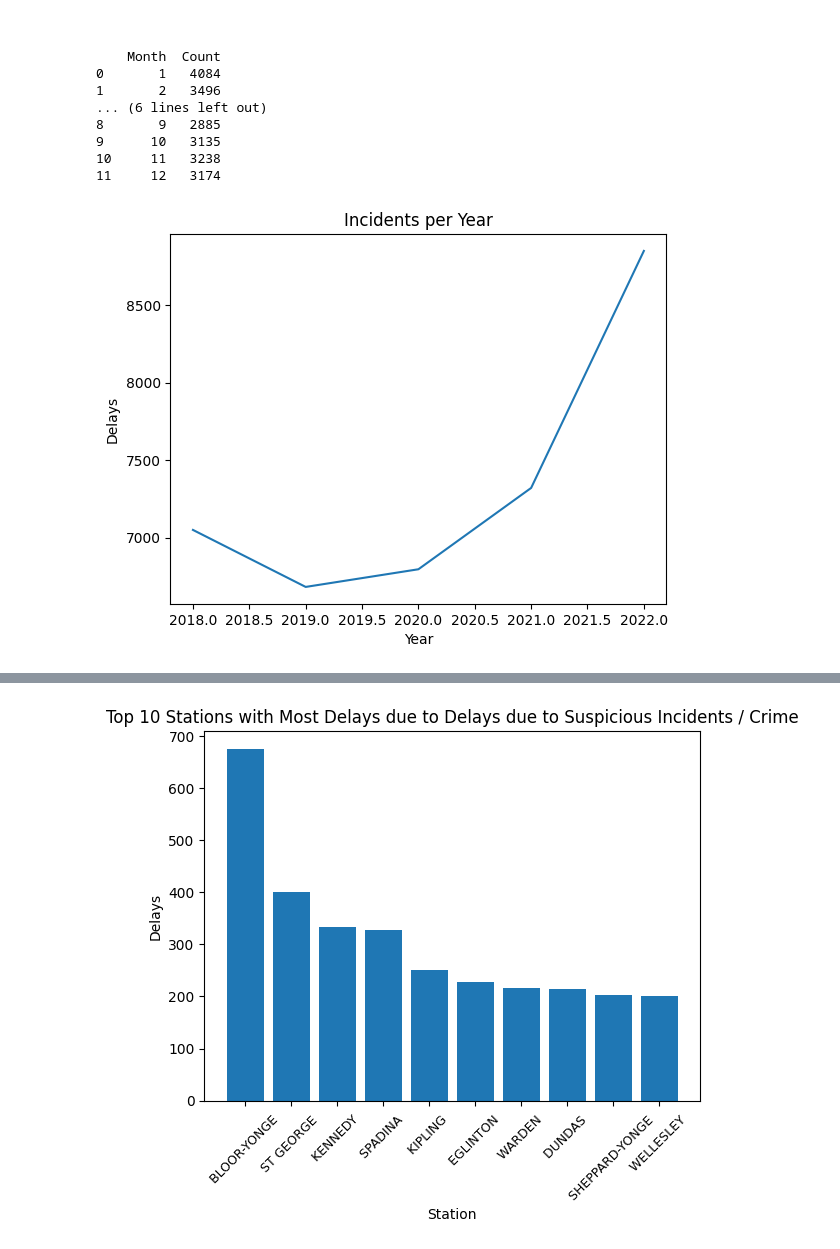
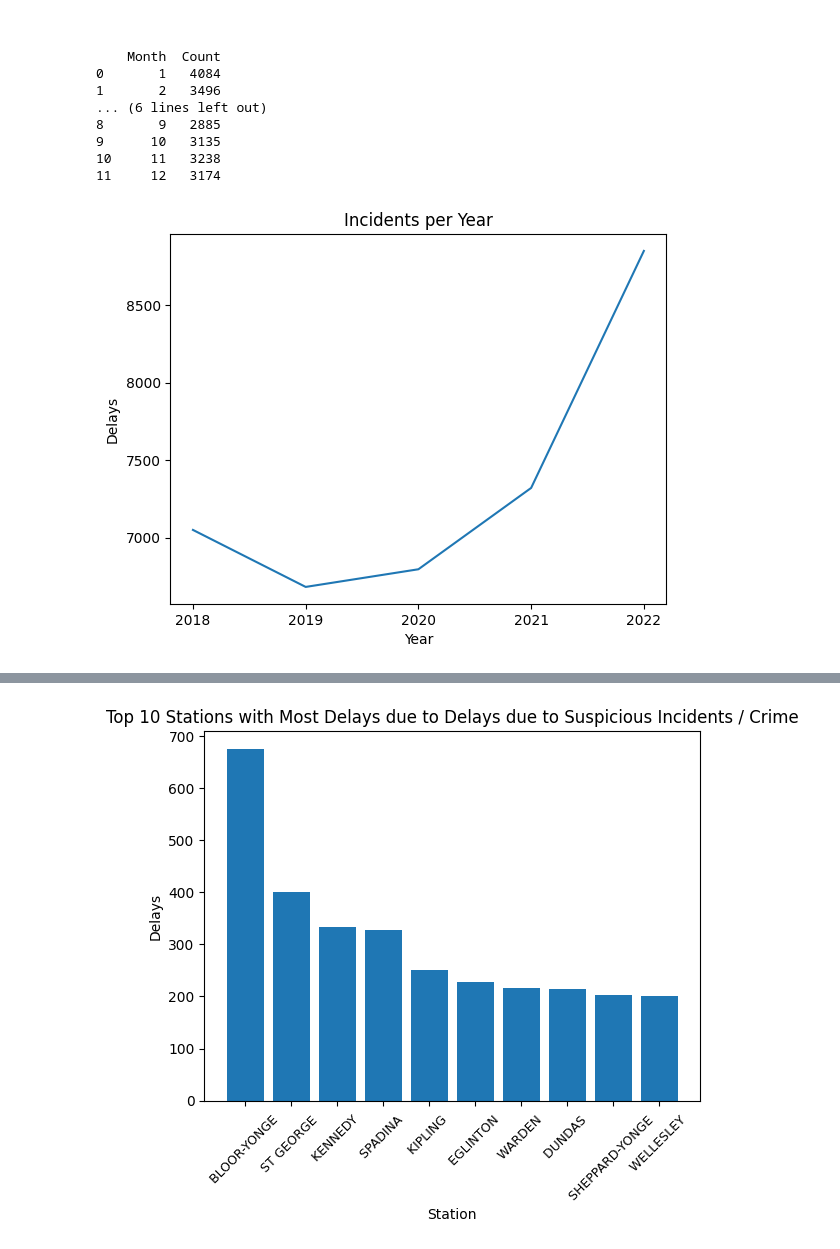
Before and after one commit to euan-nr/TTC-Incident-Reporting, a Jupyter notebook: TTC_Delays.ipynb, the cells around one changed output, grey strips where cells are left out. Saved outputs shown, nothing was run; the diff lists cells and outputs as text; code cells hidden in the pictures.

```diff
--- a/TTC_Delays.ipynb
+++ b/TTC_Delays.ipynb
@@ -116,7 +121,8 @@ df['Station'] = df['Station'].replace({
     'SCARB CTR STATION':'SCARBOROUGH CENTRAL STATION',
     'SCARBOROUGH CENTRE STA':'SCARBOROUGH CENTRAL STATION',
     'YONGE  STATION':'BLOOR-YONGE STATION',
-    'ST GEORGE  STATION':'ST GEORGE STATION'
+    'ST GEORGE  STATION':'ST GEORGE STATION',
+    'KENNEDY  STATION': 'KENNEDY STATION',
 })
 df['Station'] = df['Station'].str.replace("QUEENS", "QUEEN'S", regex=False) #Correct naming of Queen's Park
 df['Station'] = df['Station'].str.replace(r"\b\w+\sTO\s(.+?\s)?STATION\b", "STATION", regex=True) #Removing "TO X" before station
@@ -129,4 +144,21 @@ df=df.drop(df[df['Station']=='STATION'].index)
 # %%
 #Remove the word "STATION" totally for formatting purposes (I know, crazy right)
 df['Station'] = df['Station'].str.replace('STATION','')
+# %%
+#Cleaning Line names
+df['Line'] = df['Line'].replace({
+    'BD': 'Bloor-Danforth (2)',
+    'SHP': 'Sheppard (4)',
+    'SRT' : 'Scarborough (3)',
+    'YU' : 'Yonge-University (1)',
+    'YU/BD' : 'Yonge-University (1)',
+    "": "N/A"
+})
+colour_mapping = {
+    'Bloor-Danforth (2)': '16A753',
+    'Sheppard (4)': 'B32078',
+    'Scarborough (3)':'1F99D5',
+    'Yonge-University (1)':'FFCB0C',
+}
+df['Colour']=df['Line'].map(colour_mapping)
 # %%
@@ -309,18 +343,19 @@ timesplit(df)
 # %%
 #Plotting delays by year excluding 2023
 def yearplt(df,title):
   year_count=df['Year'].value_counts().reset_index()
   year_count.columns=['Year','Count']
   year_count=year_count.sort_values(by='Year',ascending=True)
   year_count=year_count.drop(year_count[year_count['Year']==2023].index)
   plt.plot(year_count['Year'],year_count['Count'])
   plt.xlabel('Year')
   plt.ylabel('Delays')
   plt.title(title)
+  plt.xticks([2018,2019,2020,2021,2022])
   plt.show()
 yearplt(df,'Incidents per Year')
 # %% [output]
-[figure, old version]
+[figure, new version]
 # %%
 #Filtering for S crime
 df_sus=df[df['Code'].str.startswith('S')]
```
Also changed, not shown: parts of 8 cells of this notebook.
